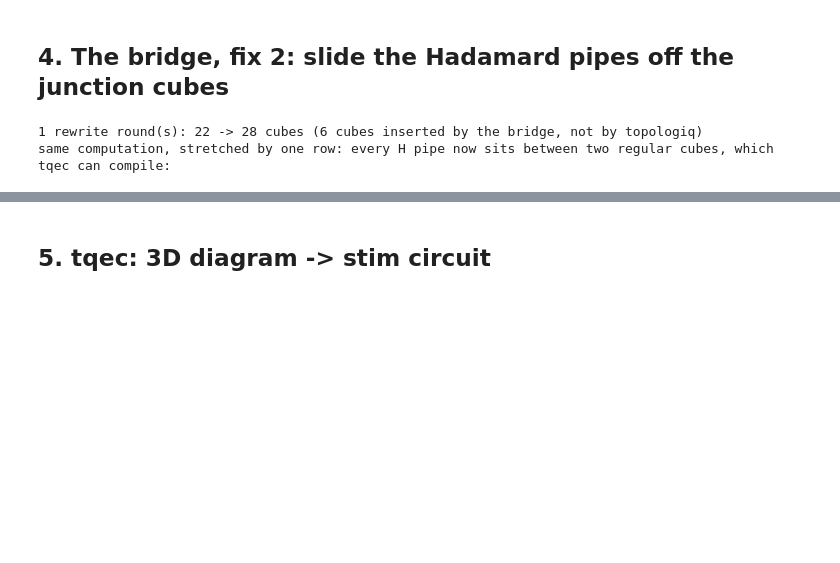
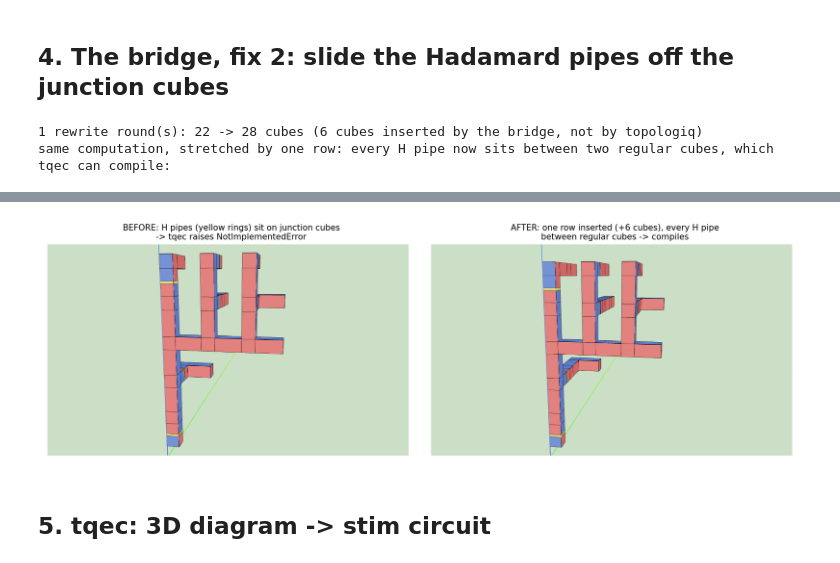
Before and after one commit to John-YuehanZhang/topologiq-tqec-bridge, a Jupyter notebook: bridge_demo.ipynb, the cells around one changed output, grey strips where cells are left out. Saved outputs shown, nothing was run; the diff lists cells and outputs as text; code cells hidden in the pictures; blank space fills up the shorter version.

Commit message:
notebook: side-by-side before/after snapshot of the Hadamard rewrite

```diff
--- a/bridge_demo.ipynb
+++ b/bridge_demo.ipynb
@@ -155,27 +155,65 @@ the 3D diagram as topologiq made it (drag to rotate); the H pipes (color-flip ri
 # %%
 import hadamard_rewrite as hr
 cubes, pipes = hr.load(clean)
 rounds = 0
 while True:
     step = hr.stretch_and_fix(cubes, pipes)
     if step is None:
         break
     cubes, pipes = step
     rounds += 1
 g_after = hr.to_blockgraph(cubes, pipes)
 g_after.validate()
 print(f"{rounds} rewrite round(s): {g_before.num_cubes} -> {g_after.num_cubes} cubes "
       f"({g_after.num_cubes - g_before.num_cubes} cubes inserted by the bridge, "
       f"not by topologiq)")
 g_after.view_as_html(write_html_filepath=str(
     HERE / "figures" / "4_bv_6_after_rewrite.html"))
 print("same computation, stretched by one row: every H pipe now sits "
       "between two regular cubes, which tqec can compile:")
 display(IFrame("figures/4_bv_6_after_rewrite.html", width=760, height=440))
+
+# side-by-side snapshot so the change is visible at a glance
+# (needs a chromium for the WebGL render; the committed output keeps
+#  the picture even if you do not have one)
+import os, shutil, subprocess
+chrome = (os.environ.get("CHROME_BIN")
+          or shutil.which("chromium") or shutil.which("google-chrome")
+          or "/home/yuehan/.cache/ms-playwright/chromium-1228/chrome-linux64/chrome")
+if pathlib.Path(chrome).exists():
+    for tag in ("3_bv_6_before_rewrite", "4_bv_6_after_rewrite"):
+        subprocess.run([chrome, "--headless=new", "--no-sandbox",
+                        "--use-angle=swiftshader", "--enable-unsafe-swiftshader",
+                        "--window-size=880,560", "--virtual-time-budget=10000",
+                        f"--screenshot={HERE}/figures/{tag}.png",
+                        f"file://{HERE}/figures/{tag}.html"],
+                       capture_output=True, timeout=180)
+    import matplotlib.pyplot as plt
+    import matplotlib.image as mpimg
+    fig, axes = plt.subplots(1, 2, figsize=(13, 4.6))
+    for ax, tag, title in zip(
+            axes,
+            ("3_bv_6_before_rewrite", "4_bv_6_after_rewrite"),
+            ("BEFORE: H pipes (yellow rings) sit on junction cubes\n-> tqec raises NotImplementedError",
+             "AFTER: one row inserted (+6 cubes), every H pipe\nbetween regular cubes -> compiles")):
+        img = mpimg.imread(HERE / "figures" / f"{tag}.png")
+        ax.imshow(img[45:, :, :])
+        ax.set_title(title, fontsize=10)
+        ax.axis("off")
+    fig.tight_layout()
+    fig.savefig(HERE / "figures" / "4_before_after.png", dpi=150,
+                bbox_inches="tight")
+    plt.close(fig)
+    from IPython.display import Image
+    display(Image(str(HERE / "figures" / "4_before_after.png"), width=940))
+else:
+    print("(no chromium found -- skipping the static snapshot; "
+          "open the two .html files to compare)")
 # %% [output]
 1 rewrite round(s): 22 -> 28 cubes (6 cubes inserted by the bridge, not by topologiq)
 same computation, stretched by one row: every H pipe now sits between two regular cubes, which tqec can compile:
 [interactive output not drawn]
+[figure, added]
 # %% [markdown]
 ## 5. tqec: 3D diagram -> stim circuit
 # %%
```
Also changed, not shown: 5 other files.
